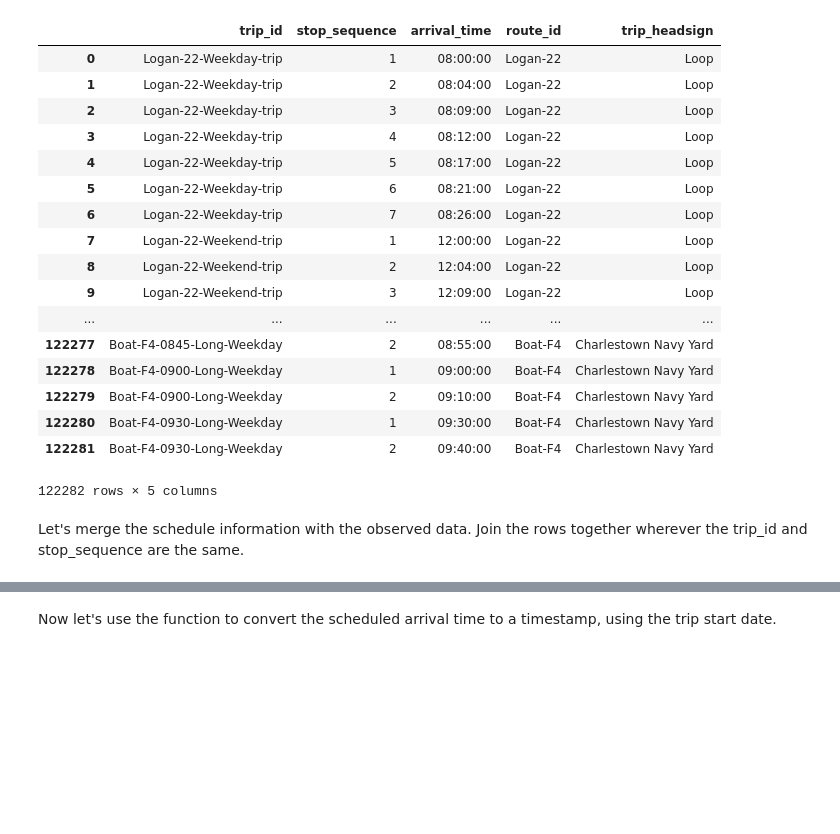
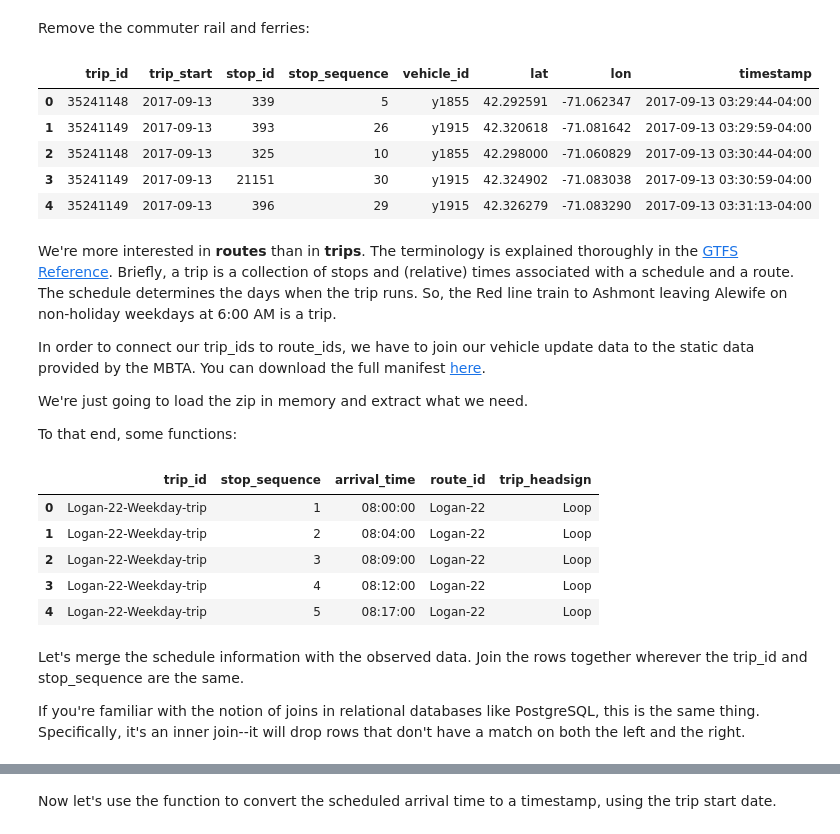
Before and after one commit to bdougsand/data-tutorial, a Jupyter notebook: MBTA Data.ipynb, the cells around one changed output, grey strips where cells are left out. Drawn from its saved outputs; the diff is of its cells as text; code cells hidden in the pictures; blank space fills up the shorter version.

Commit message:
More dabbling with MBTA stuff

```diff
--- a/MBTA Data.ipynb
+++ b/MBTA Data.ipynb
@@ -37,2 +85,23 @@ Let's define some functions for pulling in information from the MBTA's GTFS mani
+# %% [markdown]
+Remove the commuter rail and ferries:
+# %%
+# remove commuter rail and ferries
+stops = stops[~(stops.trip_id.str.contains("CR") | stops.trip_id.str.startswith("Boat"))]
+stops.head()
+# %% [output]
+|  | trip_id | trip_start | stop_id | stop_sequence | vehicle_id | lat | lon | timestamp |
+| 0 | 35241148 | 2017-09-13 | 339 | 5 | y1855 | 42.292591 | -71.062347 | 2017-09-13 03:29:44-04:00 |
+| 1 | 35241149 | 2017-09-13 | 393 | 26 | y1915 | 42.320618 | -71.081642 | 2017-09-13 03:29:59-04:00 |
+| 2 | 35241148 | 2017-09-13 | 325 | 10 | y1855 | 42.298000 | -71.060829 | 2017-09-13 03:30:44-04:00 |
+| 3 | 35241149 | 2017-09-13 | 21151 | 30 | y1915 | 42.324902 | -71.083038 | 2017-09-13 03:30:59-04:00 |
+| 4 | 35241149 | 2017-09-13 | 396 | 29 | y1915 | 42.326279 | -71.083290 | 2017-09-13 03:31:13-04:00 |
+# %% [markdown]
+We're more interested in **routes** than in **trips**. The terminology is explained thoroughly in the [GTFS Reference](https://developers.google.com/transit/gtfs/reference/). Briefly, a trip is a collection of stops and (relative) times associated with a schedule and a route. The schedule determines the days when the trip runs. So, the Red line train to Ashmont leaving Alewife on non-holiday weekdays at 6:00 AM is a trip.
+
+In order to connect our trip_ids to route_ids, we have to join our vehicle update data to the static data provided by the MBTA. You can download the full manifest [here](http://www.mbta.com/uploadedfiles/MBTA_GTFS.zip).
+
+We're just going to load the zip in memory and extract what we need.
+
+To that end, some functions:
 # %%
 from zipfile import ZipFile
@@ -52,32 +119,22 @@ manifest = get_manifest()
 # %%
 # Stop times for each trip and stop
 stop_times = get_manifest_item(manifest, "stop_times")
 trips = get_manifest_item(manifest, "trips")
 
 # Add the route_ids and trip_headsigns
 stop_times = pd.merge(stop_times[["trip_id", "stop_sequence", "arrival_time"]],
                       trips[["trip_id", "route_id", "trip_headsign"]],
                       on="trip_id")
-stop_times
+stop_times.head()
 # %% [output]
 |  | trip_id | stop_sequence | arrival_time | route_id | trip_headsign |
 | 0 | Logan-22-Weekday-trip | 1 | 08:00:00 | Logan-22 | Loop |
 | 1 | Logan-22-Weekday-trip | 2 | 08:04:00 | Logan-22 | Loop |
 | 2 | Logan-22-Weekday-trip | 3 | 08:09:00 | Logan-22 | Loop |
 | 3 | Logan-22-Weekday-trip | 4 | 08:12:00 | Logan-22 | Loop |
 | 4 | Logan-22-Weekday-trip | 5 | 08:17:00 | Logan-22 | Loop |
-| 5 | Logan-22-Weekday-trip | 6 | 08:21:00 | Logan-22 | Loop |
-| 6 | Logan-22-Weekday-trip | 7 | 08:26:00 | Logan-22 | Loop |
-| 7 | Logan-22-Weekend-trip | 1 | 12:00:00 | Logan-22 | Loop |
-| 8 | Logan-22-Weekend-trip | 2 | 12:04:00 | Logan-22 | Loop |
-| 9 | Logan-22-Weekend-trip | 3 | 12:09:00 | Logan-22 | Loop |
-| ... | ... | ... | ... | ... | ... |
-| 122277 | Boat-F4-0845-Long-Weekday | 2 | 08:55:00 | Boat-F4 | Charlestown Navy Yard |
-| 122278 | Boat-F4-0900-Long-Weekday | 1 | 09:00:00 | Boat-F4 | Charlestown Navy Yard |
-| 122279 | Boat-F4-0900-Long-Weekday | 2 | 09:10:00 | Boat-F4 | Charlestown Navy Yard |
-| 122280 | Boat-F4-0930-Long-Weekday | 1 | 09:30:00 | Boat-F4 | Charlestown Navy Yard |
-| 122281 | Boat-F4-0930-Long-Weekday | 2 | 09:40:00 | Boat-F4 | Charlestown Navy Yard |
-122282 rows × 5 columns
 # %% [markdown]
 Let's merge the schedule information with the observed data. Join the rows together wherever the trip_id and stop_sequence are the same.
+
+If you're familiar with the notion of joins in relational databases like PostgreSQL, this is the same thing. Specifically, it's an inner join--it will drop rows that don't have a match on both the left and the right.
 # %%
```
Also changed, not shown: parts of 28 cells of this notebook.
